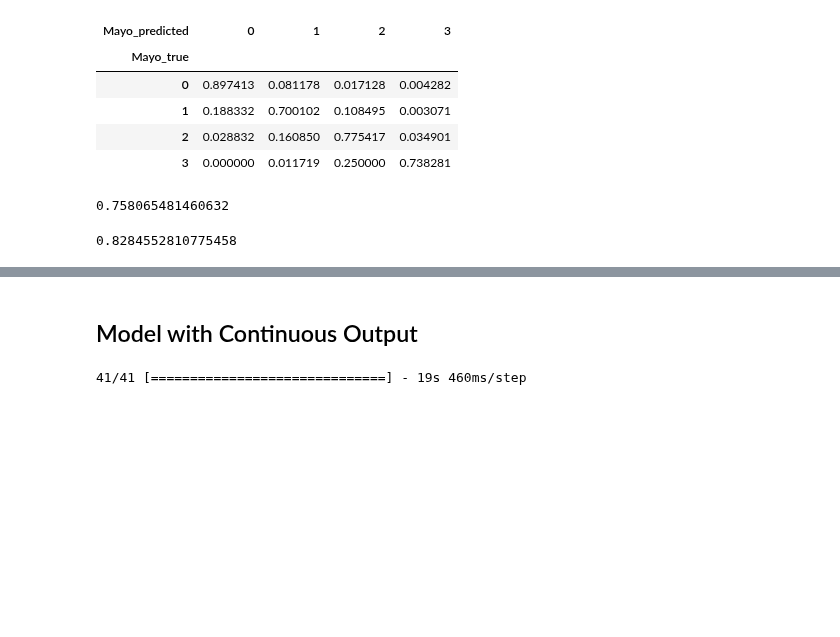
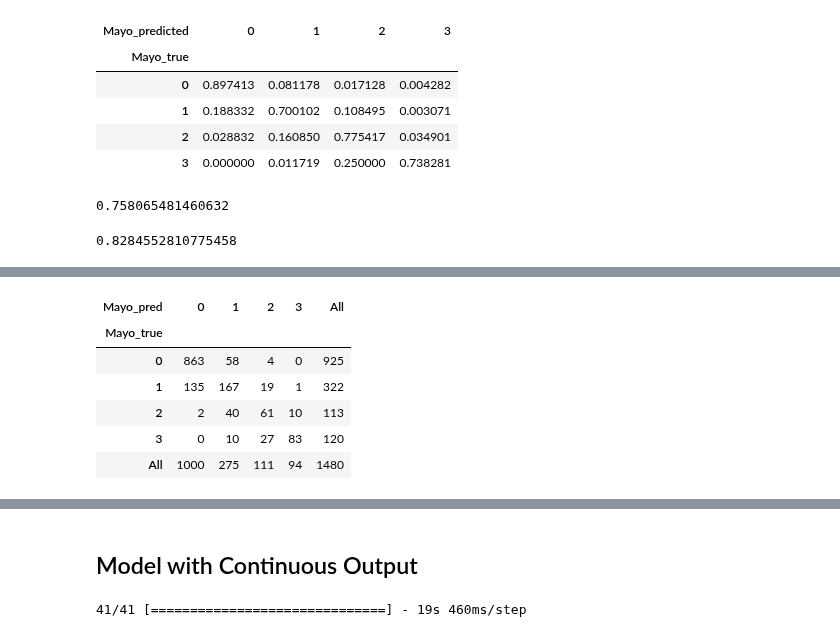
Before and after one commit to wenshuoliu/DLproj, a Jupyter notebook: UC_colonoscopy/phase2.ipynb, the cells around one changed output, grey strips where cells are left out. Drawn from its saved outputs; the diff is of its cells as text; code cells hidden in the pictures; blank space fills up the shorter version.

```diff
--- a/UC_colonoscopy/phase2.ipynb
+++ b/UC_colonoscopy/phase2.ipynb
@@ -801,0 +940,10 @@ cohen_kappa_score(y_pred.values, y_true.values, weights='quadratic')
+# %%
+pd.crosstab(index=mayo_true, columns=mayo_pred, margins=True)
+# %% [output]
+| Mayo_pred | 0 | 1 | 2 | 3 | All |
+| Mayo_true |  |  |  |  |  |
+| 0 | 863 | 58 | 4 | 0 | 925 |
+| 1 | 135 | 167 | 19 | 1 | 322 |
+| 2 | 2 | 40 | 61 | 10 | 113 |
+| 3 | 0 | 10 | 27 | 83 | 120 |
+| All | 1000 | 275 | 111 | 94 | 1480 |
```
Also changed, not shown: parts of 54 cells of this notebook, 3 other files.
